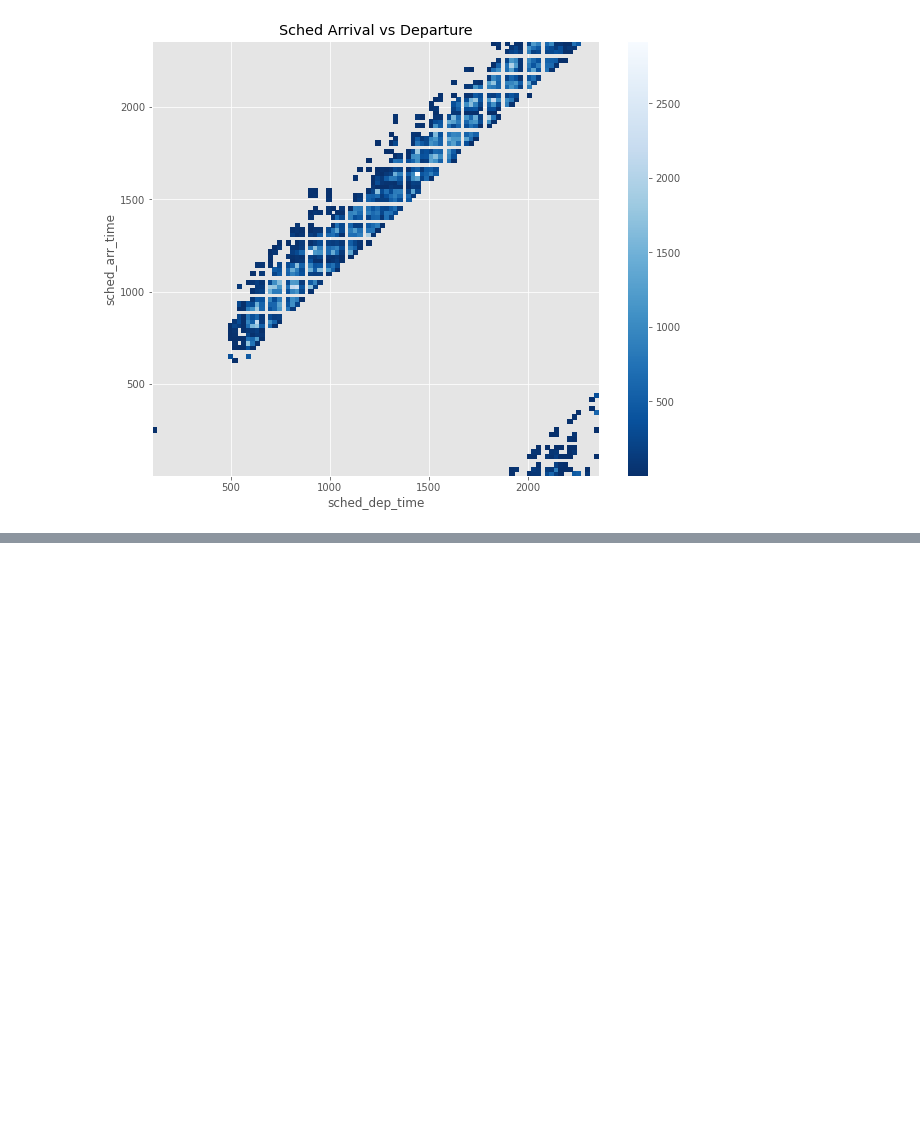
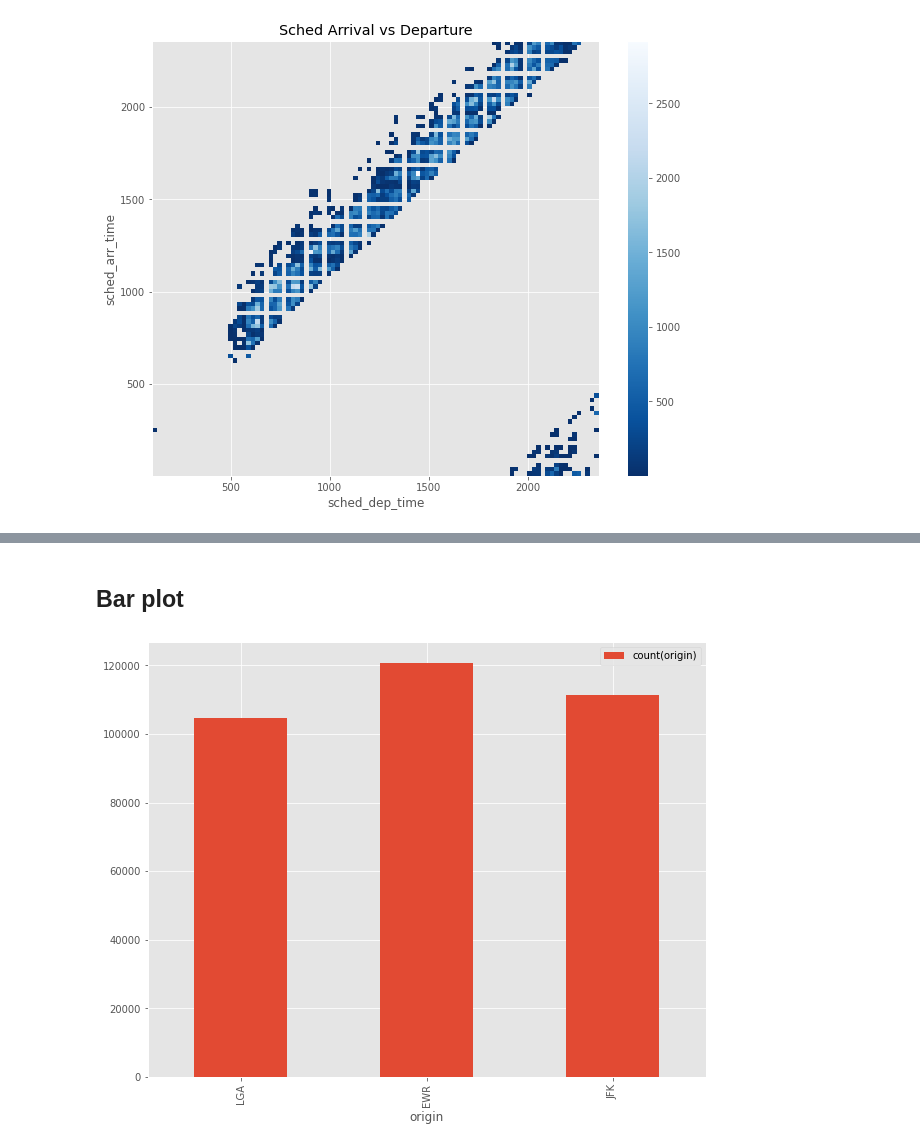
Before and after one commit to danielfrg/spark-plot, a Jupyter notebook: notebooks/nycflights.ipynb, the cells around one changed output, grey strips where cells are left out. Drawn from its saved outputs; the diff is of its cells as text; code cells hidden in the pictures; blank space fills up the shorter version.

```diff
--- a/notebooks/nycflights.ipynb
+++ b/notebooks/nycflights.ipynb
@@ -45,0 +52,6 @@ ax = mpl.hist2d(flights, col_x="sched_dep_time", col_y="sched_arr_time", title="
+# %% [markdown]
+## Bar plot
+# %%
+ax = mpl.bar(flights, x="origin")
+# %% [output]
+[figure, added]
```
Also changed, not shown: parts of 10 cells of this notebook, 8 other files.
